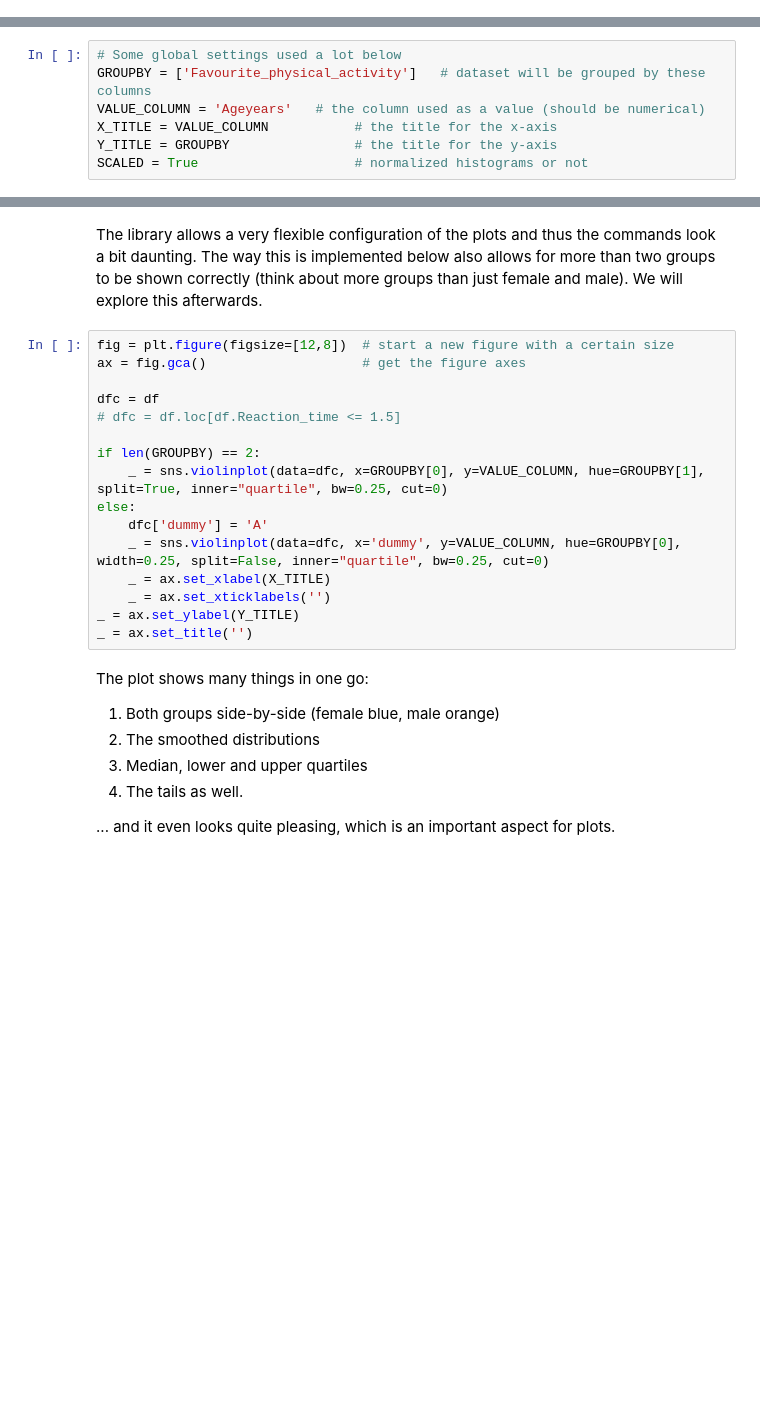
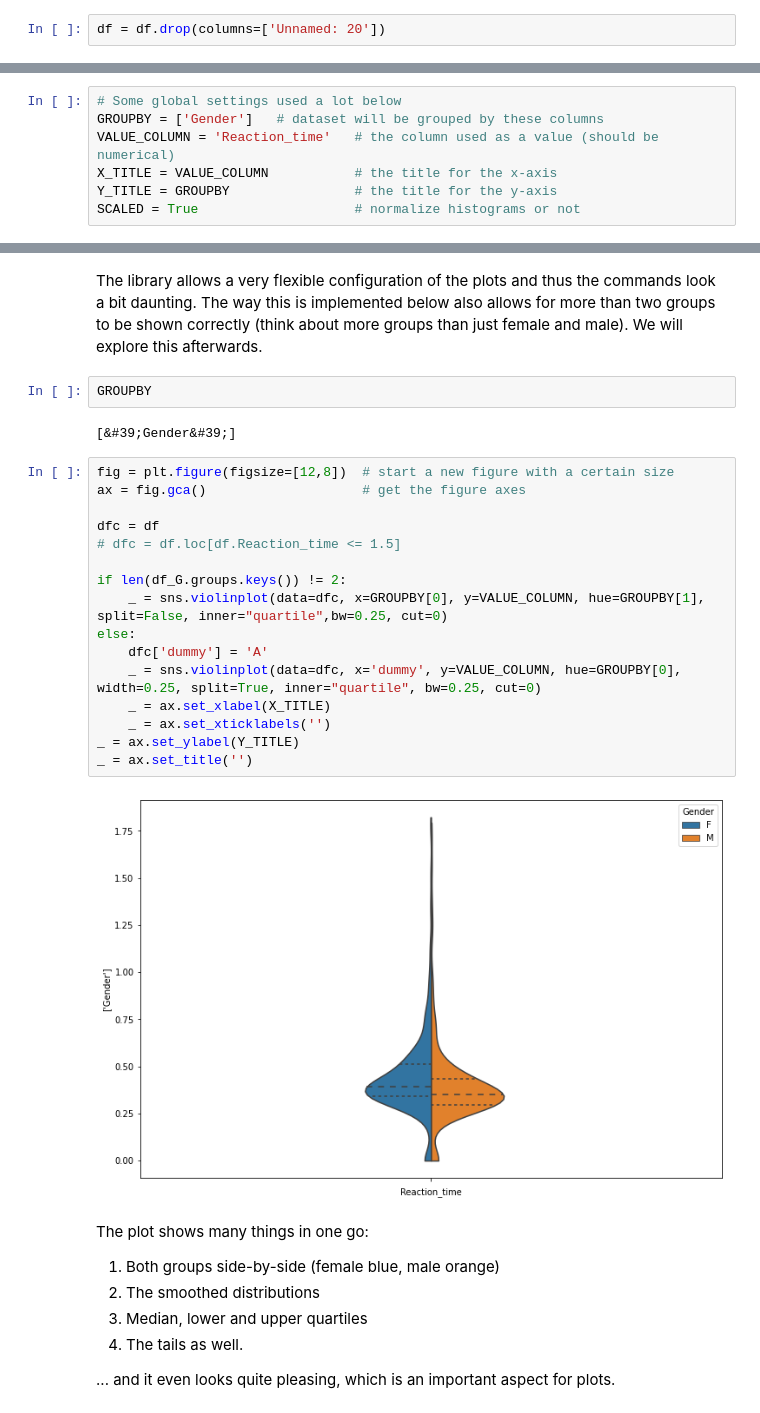
Before and after one commit to awicenec/MathClass, a Jupyter notebook: SchoolKids.ipynb, the cells around one changed output, grey strips where cells are left out. Cells and saved outputs as stored; diff of their text form; blank space fills up the shorter version.

```diff
--- a/SchoolKids.ipynb
+++ b/SchoolKids.ipynb
@@ -72,3 +118,5 @@ Note the usage of *all()* here!
+# %%
+df = df.drop(columns=['Unnamed: 20'])
 # %% [markdown]
 #### Create a histogram plot of reaction times of females and males
 # %% [markdown]
@@ -88,8 +134,8 @@ df.groupby('Gender').plot()
 # %%
 # Some global settings used a lot below
-GROUPBY = ['Favourite_physical_activity']   # dataset will be grouped by these columns
-VALUE_COLUMN = 'Ageyears'   # the column used as a value (should be numerical)
+GROUPBY = ['Gender']   # dataset will be grouped by these columns
+VALUE_COLUMN = 'Reaction_time'   # the column used as a value (should be numerical)
 X_TITLE = VALUE_COLUMN           # the title for the x-axis
 Y_TITLE = GROUPBY                # the title for the y-axis
-SCALED = True                    # normalized histograms or not
+SCALED = True                    # normalize histograms or not
 # %%
@@ -191,22 +245,28 @@ There is an interesting kind of plot, which shows something similar to the boxpl
 import seaborn as sns             # high level plots
 # %% [markdown]
 The library allows a very flexible configuration of the plots and thus the commands look a bit daunting. The way this is implemented below also allows for more than two groups to be shown correctly (think about more groups than just female and male). We will explore this afterwards.
+# %%
+GROUPBY
+# %% [output]
+[&#39;Gender&#39;]
 # %%
 fig = plt.figure(figsize=[12,8])  # start a new figure with a certain size
 ax = fig.gca()                    # get the figure axes
 
 dfc = df
 # dfc = df.loc[df.Reaction_time <= 1.5]
 
-if len(GROUPBY) == 2:
-    _ = sns.violinplot(data=dfc, x=GROUPBY[0], y=VALUE_COLUMN, hue=GROUPBY[1], split=True, inner="quartile", bw=0.25, cut=0)
+if len(df_G.groups.keys()) != 2:
+    _ = sns.violinplot(data=dfc, x=GROUPBY[0], y=VALUE_COLUMN, hue=GROUPBY[1], split=False, inner="quartile",bw=0.25, cut=0)
 else:
     dfc['dummy'] = 'A'
-    _ = sns.violinplot(data=dfc, x='dummy', y=VALUE_COLUMN, hue=GROUPBY[0], width=0.25, split=False, inner="quartile", bw=0.25, cut=0)
+    _ = sns.violinplot(data=dfc, x='dummy', y=VALUE_COLUMN, hue=GROUPBY[0], width=0.25, split=True, inner="quartile", bw=0.25, cut=0)
     _ = ax.set_xlabel(X_TITLE)
     _ = ax.set_xticklabels('')
 _ = ax.set_ylabel(Y_TITLE)
 _ = ax.set_title('')
+# %% [output]
+[figure, added]
 # %% [markdown]
 The plot shows many things in one go:
 
```
Also changed, not shown: parts of 25 cells of this notebook.
